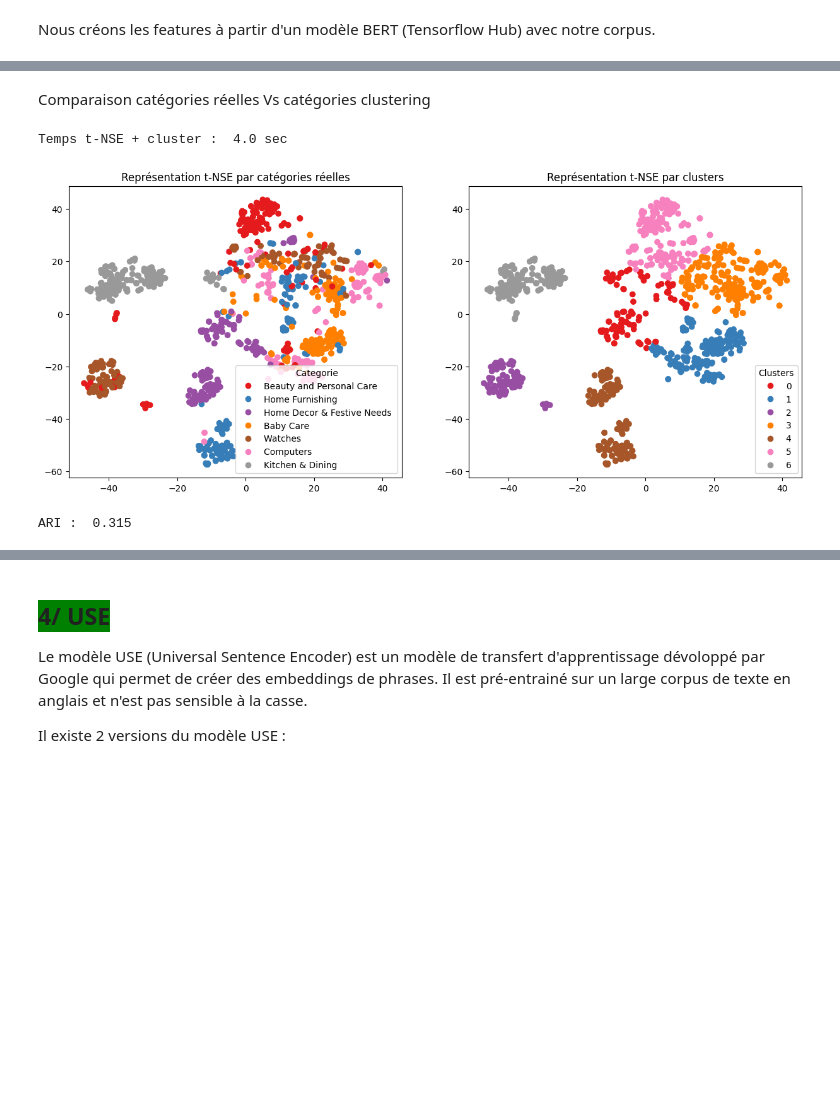
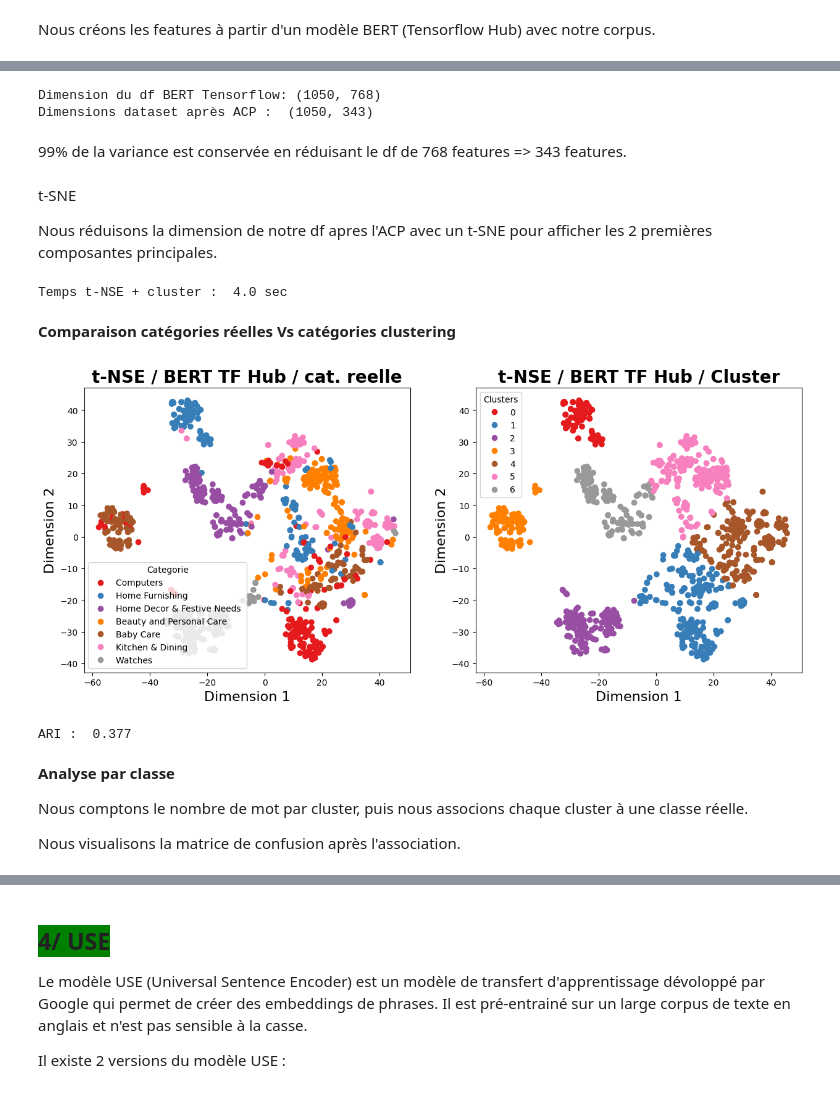
Before and after one commit to pierrickBERTHE/PB6-Classification_automatique_de_produits, a Jupyter notebook: berthe_pierrick_1_notebook_faisabilite_feature_extraction_texte_122023.ipynb, the cells around one changed output, grey strips where cells are left out. Saved outputs shown, nothing was run; the diff lists cells and outputs as text; code cells hidden in the pictures; blank space fills up the shorter version.

```diff
--- a/berthe_pierrick_1_notebook_faisabilite_feature_extraction_texte_122023.ipynb
+++ b/berthe_pierrick_1_notebook_faisabilite_feature_extraction_texte_122023.ipynb
@@ -2297,0 +2721,3 @@ temps traitement :  67.0
+# %%
+features_bert_tfhub_df = pd.DataFrame(features_bert_tfhub)
+features_bert_tfhub_df
@@ -2298,21 +2748,50 @@ temps traitement :  67.0
+# %%
+# Afficher la taille de la matrice
+print("Dimension du df BERT Tensorflow:", features_bert_tfhub_df.shape)
+
+# Créer un scaler, l'ajuster aux données et les transformer
+scaler = StandardScaler()
+features_bert_tfhub_scaled_df = scaler.fit_transform(features_bert_tfhub_df)
+
+# Appliquer l'ACP
+pca = decomposition.PCA(n_components=0.99)
+features_bert_tfhub_acp_df = pca.fit_transform(features_bert_tfhub_scaled_df)
+print("Dimensions dataset après ACP : ", features_bert_tfhub_acp_df.shape)
+# %% [output]
+Dimension du df BERT Tensorflow: (1050, 768)
+Dimensions dataset après ACP :  (1050, 343)
+# %% [markdown]
+99% de la variance est conservée en réduisant le df de 768 features => 343 features.
+# %% [markdown]
+t-SNE
+
+Nous réduisons la dimension de notre df apres l'ACP avec un t-SNE pour afficher les 2 premières composantes principales.
+# %%
+# Calculer t-NSE et clusters
+ARI_bert_tfhub, X_tsne_bert_tfhub, cls_labels_bert_tfhub = \
+    calcul_t_nse_et_clusters(
+        features_bert_tfhub_acp_df,
+        labels_reel
+        )
+# %% [output]
+Temps t-NSE + cluster :  4.0 sec
 # %% [markdown]
-Comparaison catégories réelles Vs catégories clustering
+**Comparaison catégories réelles Vs catégories clustering**
-# %%
-# Calculer t-NSE et clusters
-ARI_bert_tfhub, X_tsne_bert_tfhub, cls_labels_bert_tfhub = \
-    calcul_t_nse_et_clusters(
-        features_bert_tfhub,
-        labels_reel
-        )
-# %% [output]
-Temps t-NSE + cluster :  4.0 sec
 # %%
 comparatif_t_nse_clusters(
     X_tsne_bert_tfhub,
     labels_reel,
     cls_labels_bert_tfhub,
-    ARI_bert_tfhub
+    ARI_bert_tfhub,
+    "BERT TF Hub"
     )
 # %% [output]
-[figure, old version]
+[figure, new version]
-ARI :  0.315
+ARI :  0.377
+# %% [markdown]
+**Analyse par classe**
+
+Nous comptons le nombre de mot par cluster, puis nous associons chaque
+cluster à une classe réelle.
+
+Nous visualisons la matrice de confusion après l'association.
```
Also changed, not shown: parts of 129 cells of this notebook, 1 other file.
